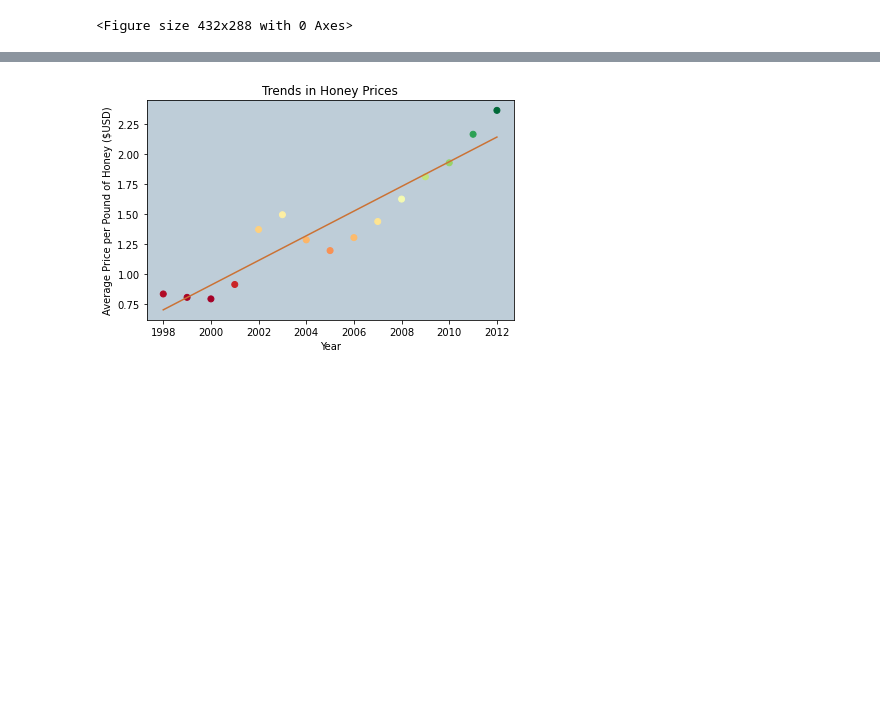
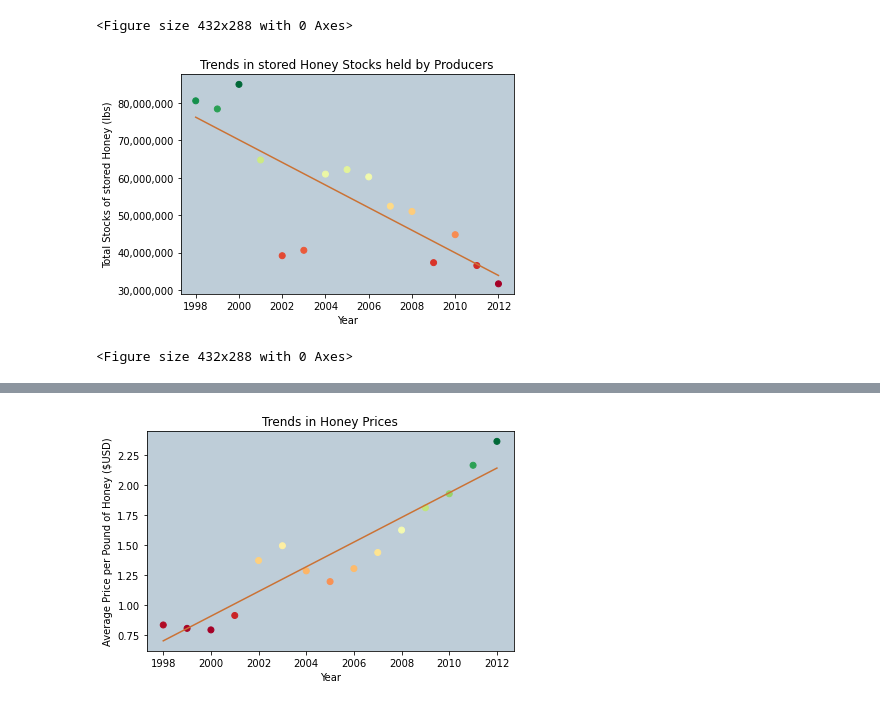
Before and after one commit to TheStarCloud/Projects, a Jupyter notebook: HoneyProduction LinRegr/honeyproduction.ipynb, the cells around one changed output, grey strips where cells are left out. Drawn from its saved outputs; the diff is of its cells as text; code cells hidden in the pictures; blank space fills up the shorter version.

```diff
--- a/HoneyProduction LinRegr/honeyproduction.ipynb
+++ b/HoneyProduction LinRegr/honeyproduction.ipynb
@@ -268,3 +269,31 @@ The predicted yield per colony in 2050 is 14.6 pounds.
 The predicted yield per colony in 2060 is 4.1 pounds.
 This model predicts that the average yield per honeybee colony will reach 0 in the year 2063 if this trend continues.
 <Figure size 432x288 with 0 Axes>
+# %%
+#Trends in total stocks per year
+stocks_per_year = df.groupby('year').stocks.sum().reset_index()
+
+X = stocks_per_year.year.values.reshape(-1,1)
+y = stocks_per_year.stocks.values.reshape(-1,1)
+
+regr = LinearRegression()
+regr.fit(X,y)
+y_predict = regr.predict(X)
+
+fig, ax = plt.subplots()
+plt.scatter(X, y, c=y, cmap = cm.RdYlGn)
+ax.set_facecolor('#BECDD8')
+plt.xlabel("Year")
+plt.ylabel("Total Stocks of stored Honey (lbs)")
+ax.ticklabel_format(axis = 'y', style = 'plain')
+ax.get_yaxis().set_major_formatter(
+    ticker.FuncFormatter(lambda y, p: format(int(y), ',')))
+plt.title("Trends in stored Honey Stocks held by Producers")
+plt.plot(X, y_predict, color = "#CB7234")
+plt.tight_layout()
+plt.savefig('images/stocksbyyear.png')
+plt.show()
+plt.clf()
+# %% [output]
+[figure, added]
+<Figure size 432x288 with 0 Axes>
```
Also changed, not shown: parts of 19 cells of this notebook, 10 other files.
